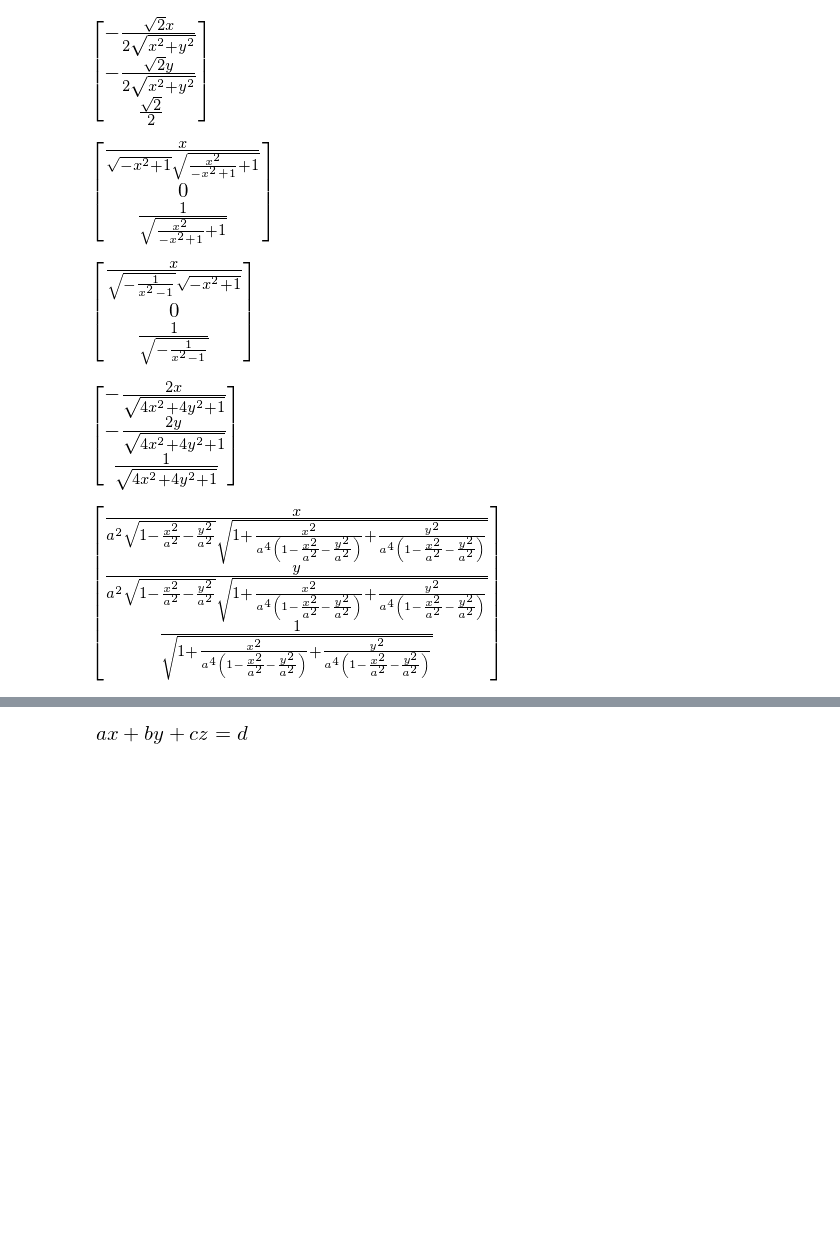
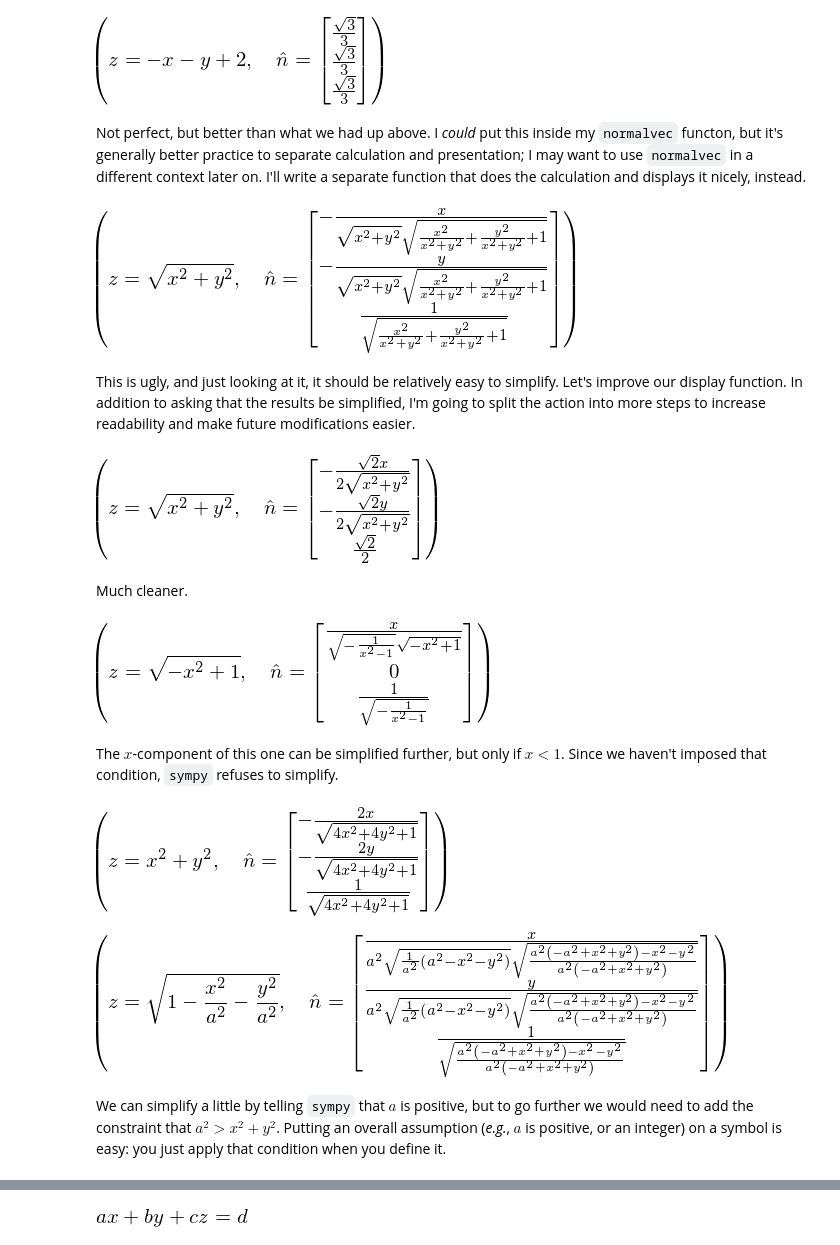
Before and after one commit to zhuxuan1998/PHYS352-HW, a Jupyter notebook: Meditations - 01.ipynb, the cells around one changed output, grey strips where cells are left out. Cells and saved outputs as stored; diff of their text form; code cells hidden in the pictures; blank space fills up the shorter version.

```diff
--- a/Meditations - 01.ipynb
+++ b/Meditations - 01.ipynb
@@ -26,5 +39,3 @@ Let's see if we can tackle this with `sympy`.
 # %%
 import sympy as sp
 sp.init_printing()
-# %%
-n, x, y, z = sp.symbols('n x y z')
@@ -36,0 +44,8 @@ sp.diff(z, x)
+# %%
+nhat, x, y, z = sp.symbols('nhat x y z')
+
+f = 2 - x - y
+dfdx = sp.diff(f, x)
+dfdy = sp.diff(f, y)
+norm = sp.sqrt(1 + dfdx**2 + dfdy**2)
+sp.Matrix([[-dfdx, -dfdy, 1]])/norm
@@ -56,4 +83,21 @@ normalvec(z, rowvec=True)
+# %%
+from IPython.display import display
+
+display((sp.Eq(z, f, evaluate=False), sp.Eq(nhat, normalvec(f), evaluate=False)))
+# %% [output]
+[figure, added]
+# %% [markdown]
+Not perfect, but better than what we had up above. I *could* put this inside my `normalvec` functon, but it's generally better practice to separate calculation and presentation; I may want to use `normalvec` in a different context later on. I'll write a separate function that does the calculation and displays it nicely, instead.
+# %%
+def solve_and_display(f):
+    """Produce a nicely formatted answer to the question,
+    What is \hat n if z=f(x,y)?
+
+    """
+    display((sp.Eq(z, f, evaluate=False), sp.Eq(nhat, normalvec(f), evaluate=False)))
 # %%
-sp.simplify(normalvec(sp.sqrt(x**2 + y**2)))
+solve_and_display(sp.sqrt(x**2 + y**2))
 # %% [output]
-[figure, old version]
+[figure, new version]
+# %% [markdown]
+This is ugly, and just looking at it, it should be relatively easy to simplify. Let's improve our display function. In addition to asking that the results be simplified, I'm going to split the action into more steps to increase readability and make future modifications easier.
@@ -60,18 +114,24 @@ sp.simplify(normalvec(sp.sqrt(x**2 + y**2)))
+# %%
+solve_and_display(sp.sqrt(x**2 + y**2))
+# %% [output]
+[figure, added]
+# %% [markdown]
+Much cleaner.
 # %%
-normalvec(sp.sqrt(1-x**2 ))
+solve_and_display(sp.sqrt(1-x**2 ))
 # %% [output]
-[figure, old version]
+[figure, new version]
-# %%
-sp.simplify(normalvec(sp.sqrt(1-x**2 )))
-# %% [output]
-[figure, removed]
+# %% [markdown]
+The $x$-component of this one can be simplified further, but only if $x<1$.  Since we haven't imposed that condition, `sympy` refuses to simplify.
 # %%
-normalvec(x**2 + y**2)
+solve_and_display(x**2 + y**2)
 # %% [output]
-[figure, old version]
+[figure, new version]
 # %%
 a = sp.symbols('a')
-normalvec(sp.sqrt(1 - x**2/a**2 - y**2/a**2))
+solve_and_display(sp.sqrt(1 - x**2/a**2 - y**2/a**2))
 # %% [output]
-[figure, old version]
+[figure, new version]
+# %% [markdown]
+We can simplify a little by telling `sympy` that $a$ is positive, but to go further we would need to add the constraint that $a^2 > x^2 + y^2$. Putting an overall assumption (*e.g.*, $a$ is positive, or an integer) on a symbol is easy: you just apply that condition when you define it.
 # %%
```
Also changed, not shown: parts of 46 cells of this notebook.
